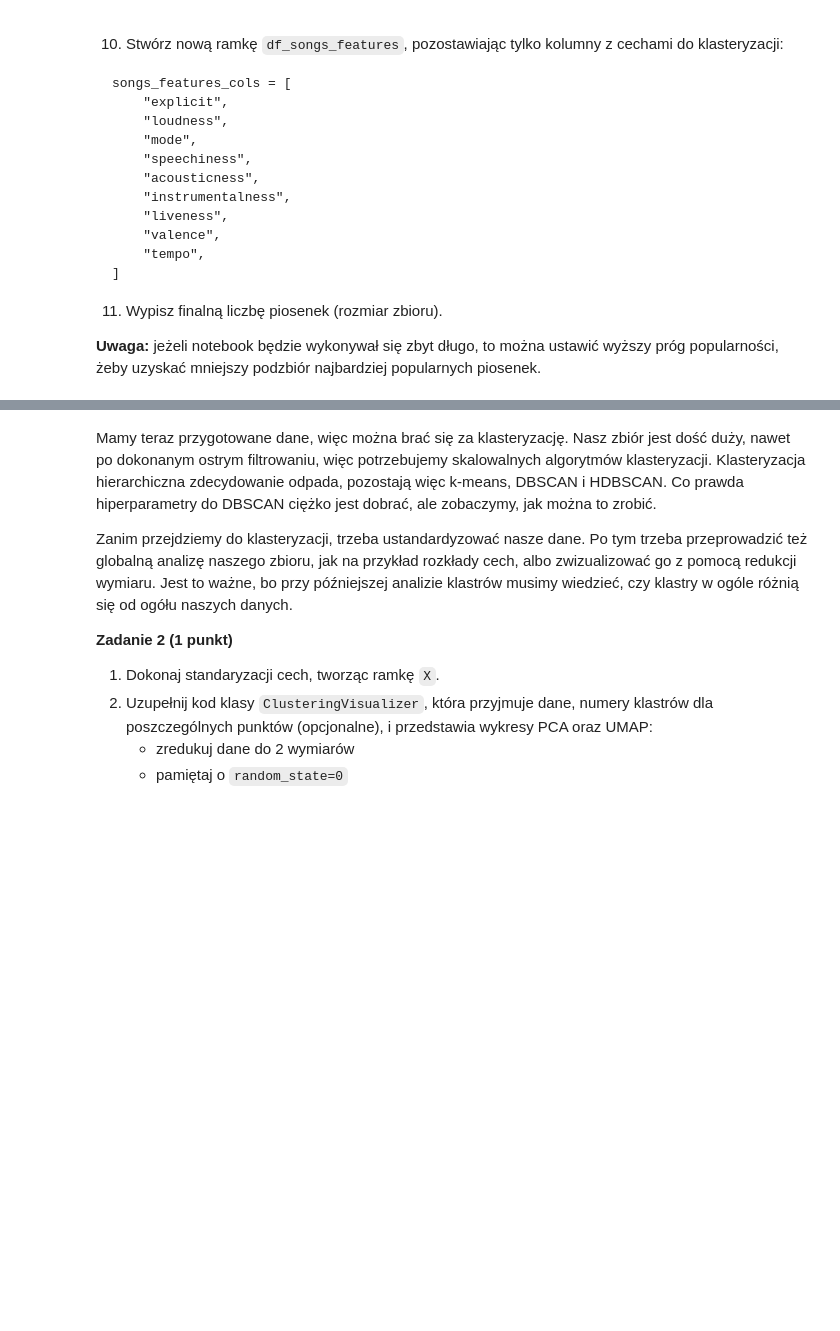
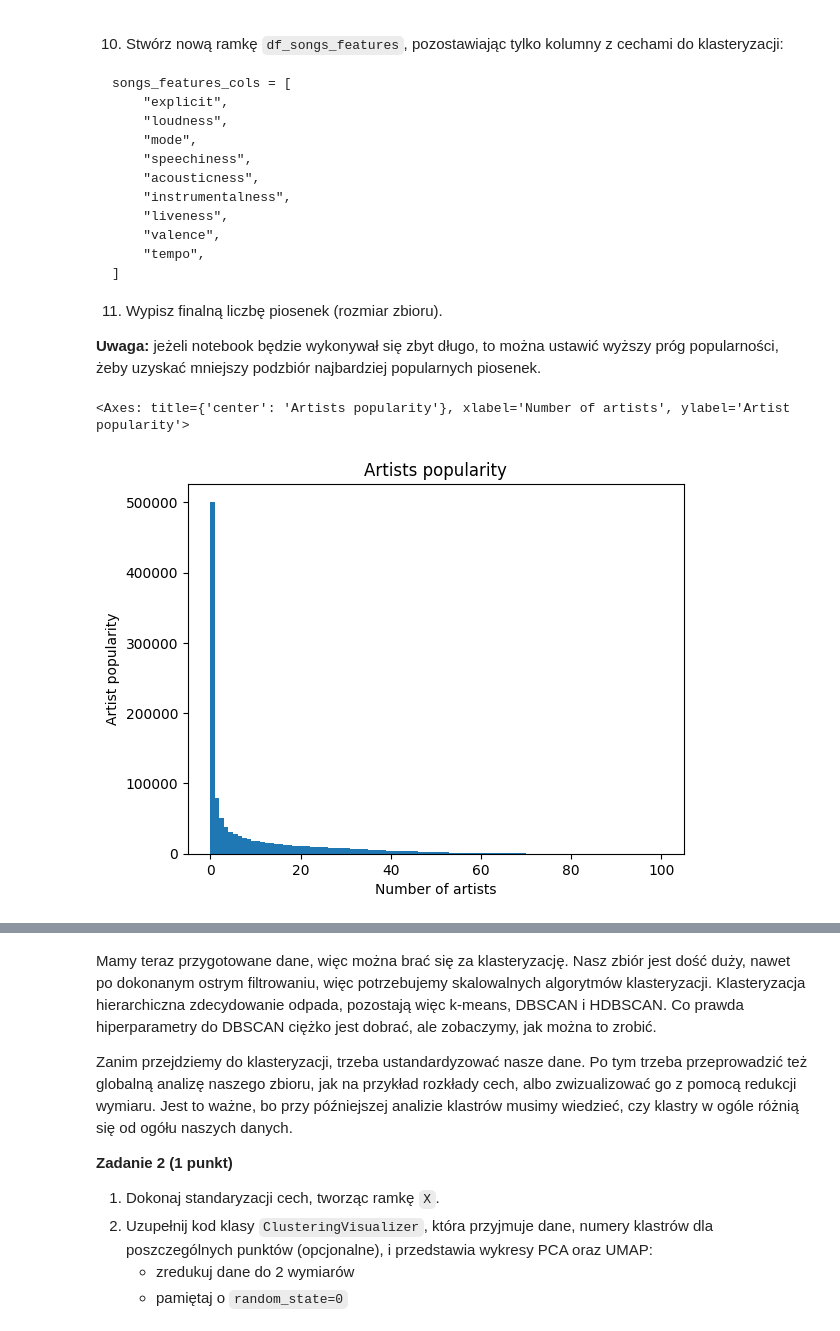
Before and after one commit to Jeremylaby/podstawy-uczenia-maszynowego-24-25, a Jupyter notebook: lab7/notebook.ipynb, the cells around one changed output, grey strips where cells are left out. Saved outputs shown, nothing was run; the diff lists cells and outputs as text; code cells hidden in the pictures; blank space fills up the shorter version.

```diff
--- a/lab7/notebook.ipynb
+++ b/lab7/notebook.ipynb
@@ -111,0 +118,16 @@ def filter_english_only(df_songs: pd.DataFrame) -> pd.DataFrame:
+# %%
+df_artists = pd.read_parquet("artists.parquet")
+df_tracks = pd.read_parquet("tracks.parquet")
+# %%
+df_artists = df_artists.dropna()
+df_tracks = df_tracks.dropna()
+# %%
+df_artists["popularity"].plot.hist(
+    title="Artists popularity",
+    bins=100,
+    ylabel="Artist popularity",
+    xlabel="Number of artists",
+)
+# %% [output]
+<Axes: title={'center': 'Artists popularity'}, xlabel='Number of artists', ylabel='Artist popularity'>
+[figure, added]
```
Also changed, not shown: parts of 13 cells of this notebook, 2 other files.
